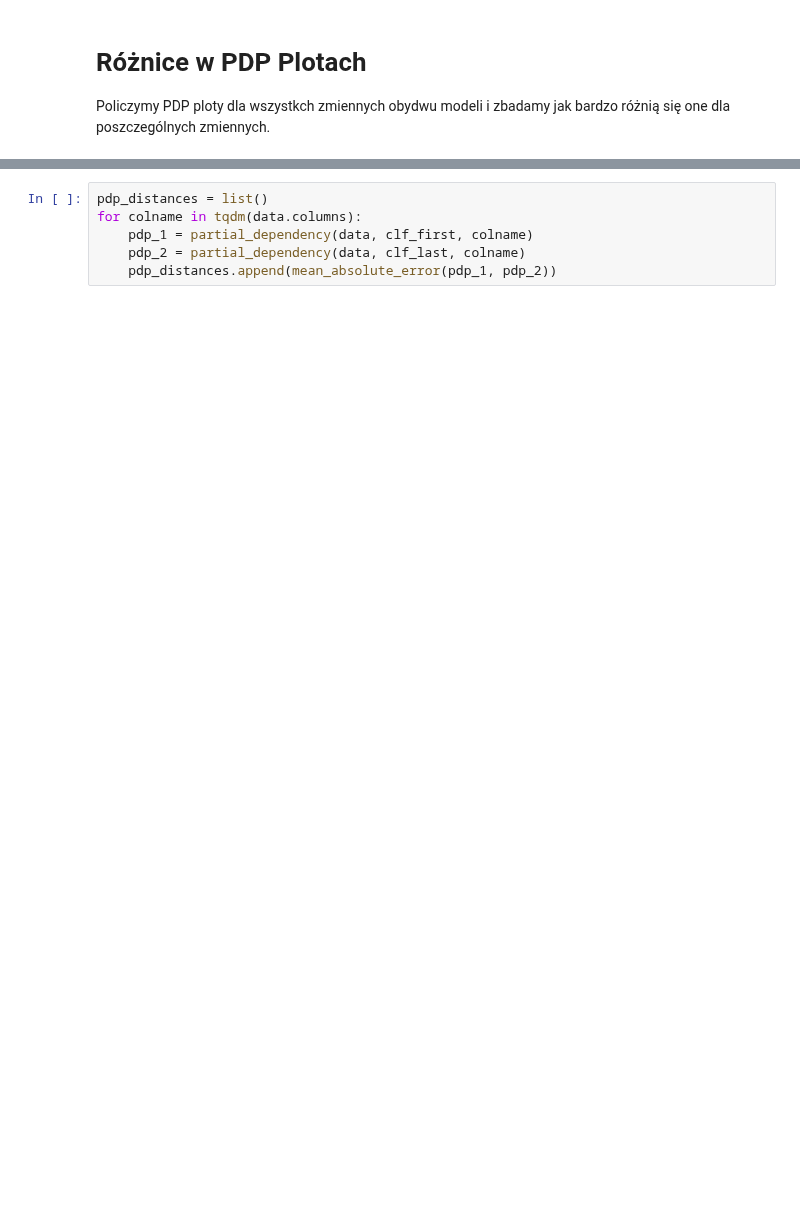
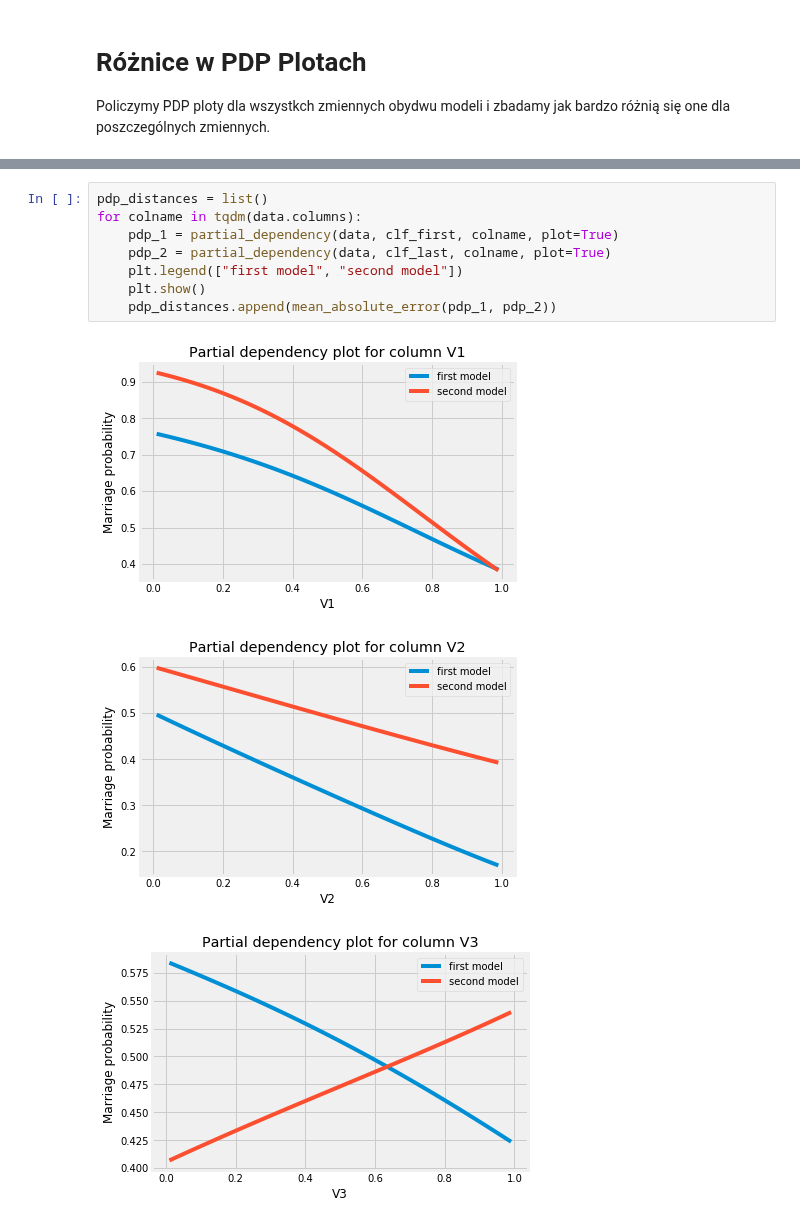
Before and after one commit to pbiecek/InterpretableMachineLearning2018S, a Jupyter notebook: PraceDomowe/PD9/PrzemyslawKaletaPD9.ipynb, the cells around one changed output, grey strips where cells are left out. Drawn from its saved outputs; the diff is of its cells as text; blank space fills up the shorter version.

```diff
--- a/PraceDomowe/PD9/PrzemyslawKaletaPD9.ipynb
+++ b/PraceDomowe/PD9/PrzemyslawKaletaPD9.ipynb
@@ -147,6 +147,12 @@ def partial_dependency(data, model, colname, k=10, plot=False, min_value=None, m
 # %%
 pdp_distances = list()
 for colname in tqdm(data.columns):
-    pdp_1 = partial_dependency(data, clf_first, colname)
-    pdp_2 = partial_dependency(data, clf_last, colname)
+    pdp_1 = partial_dependency(data, clf_first, colname, plot=True)
+    pdp_2 = partial_dependency(data, clf_last, colname, plot=True)
+    plt.legend(["first model", "second model"])
+    plt.show()
     pdp_distances.append(mean_absolute_error(pdp_1, pdp_2))
+# %% [output]
+[figure, added]
+[figure, added]
+[figure, added]
```
Also changed, not shown: parts of 10 cells of this notebook.
